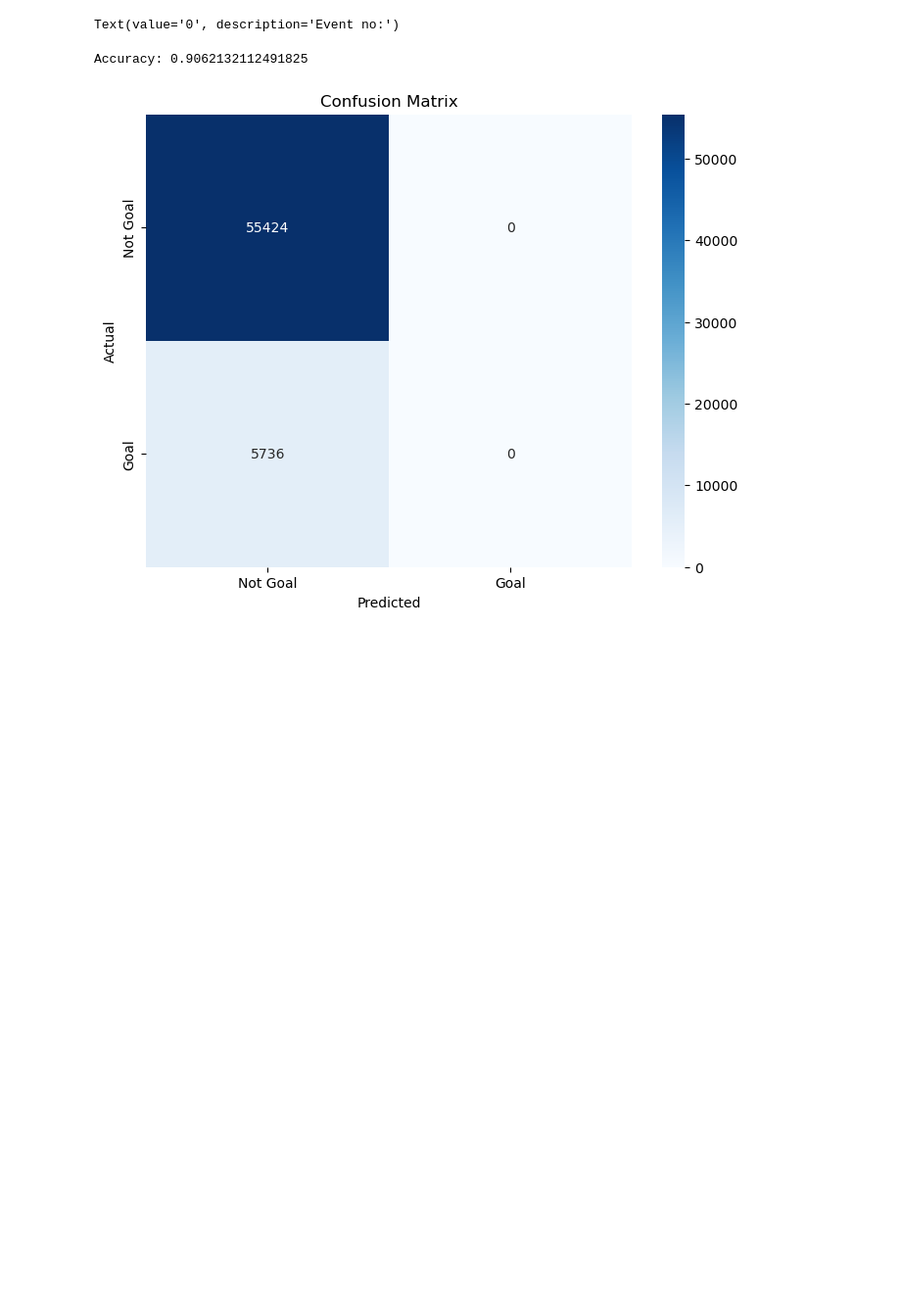
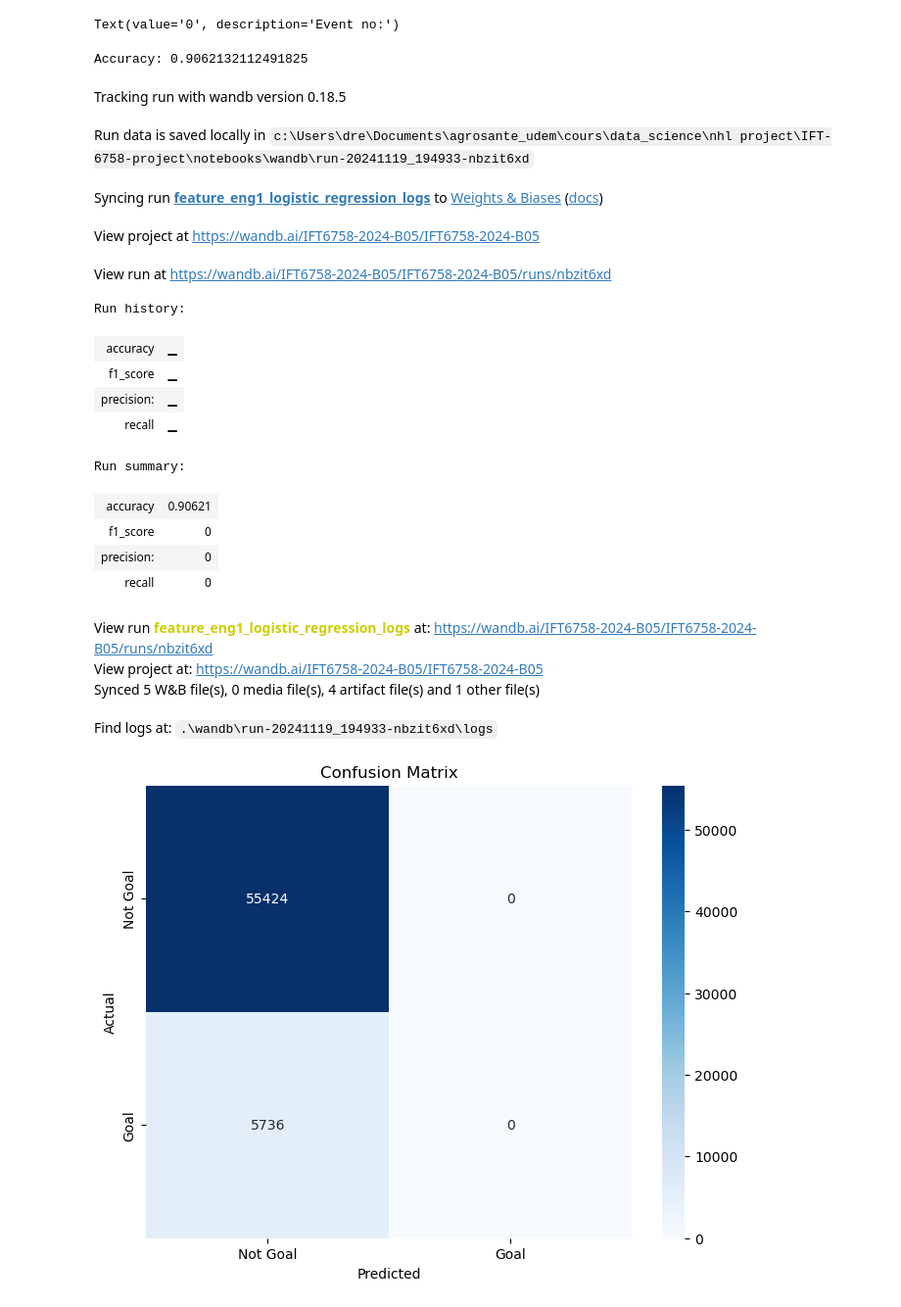
Before and after one commit to WilliamChidiac/NHL-goal-prediction, a Jupyter notebook: notebooks/feature_eng_1_models.ipynb, the cells around one changed output. Shown at 98% size. Drawn from its saved outputs; the diff is of its cells as text; code cells hidden in the pictures; blank space fills up the shorter version.

```diff
--- a/notebooks/feature_eng_1_models.ipynb
+++ b/notebooks/feature_eng_1_models.ipynb
@@ -83,23 +77,3 @@ def plot_confusion_matrix(y_true, y_pred):
-# %%
-# Log the confusion matrix
-if LOG:
-    with wandb.init(name="feature_eng1_logistic_regression_logs", project="IFT6758-2024-B05", job_type="model-evaluation"):
-
-
-        wandb.log({"confusion_matrix": wandb.plot.confusion_matrix(probs=None,
-                                                                y_true=y_val.flatten().tolist(),
-                                                                preds=y_pred.flatten().tolist(),
-                                                                class_names=["Not Goal", "Goal"])})
-
-        # Log the model parameters
-        wandb.config.update({
-            "model_type": "LogisticRegression",
-            "test_size": 0.2,
-            "random_state": 42
-        })
-
-        # Log the accuracy
-        wandb.log({"accuracy": accuracy})
 # %%
 debugging_tool.display_game_id("2019020873")
 # %% [output]
@@ -218,14 +86,56 @@ def produce_figures(y_pred_proba, y_pred_discrete, y_true):
+# %%
+def log_model_wandb(y_true, y_pred, model_path, features):
+    with wandb.init(name="feature_eng1_logistic_regression_logs", project="IFT6758-2024-B05", job_type="model-evaluation") as run:
+
+        run.log({"confusion_matrix": wandb.plot.confusion_matrix(probs=None,
+                                                                y_true=y_true.flatten().tolist(),
+                                                                preds=y_pred.flatten().tolist(),
+                                                                class_names=["Not Goal", "Goal"])})
+
+
+        run.config.update({
+            "model_type": "LogisticRegression",
+            "test_size": 0.2,
+            "random_state": 42,
+            "features": features
+        })
+        run.log({"accuracy": accuracy_score(y_true, y_pred)})
+        run.log({"precision:": precision_score(y_true, y_pred)})
+        run.log({"recall": recall_score(y_true, y_pred)})
+        run.log({"f1_score": f1_score(y_true, y_pred)})
+
+        run.log_model(model_path, name=model_path.split("/")[-1].split(".")[0])
 # %%
 # Define features and target variable
 X = df['distance_from_net'].to_numpy().reshape(-1, 1)
 y = df['is_goal'].to_numpy().reshape(-1, 1)
 
 # Split the data into training and testing sets
 X_train, X_val, y_train, y_val = train_test_split(X, y, test_size=0.2, random_state=42)
 
-y_pred_distance_discrete, y_pred_distance_proba = train_logistic_regression_model(X_train, y_train, X_val, y_val)
+y_pred_distance_discrete, y_pred_distance_proba, model_distance_path = train_evaluate_logistic_regression_model(X_train, y_train, X_val, y_val, "logistic_regression_distance")
+log_model_wandb(y_val, y_pred_distance_discrete, model_distance_path, ['distance'])
 # %% [output]
 Accuracy: 0.9062132112491825
+Tracking run with wandb version 0.18.5
+Run data is saved locally in c:\Users\dre\Documents\agrosante_udem\cours\data_science\nhl project\IFT-6758-project\notebooks\wandb\run-20241119_194933-nbzit6xd
+Syncing run feature_eng1_logistic_regression_logs to Weights & Biases (docs)
+View project at https://wandb.ai/IFT6758-2024-B05/IFT6758-2024-B05
+View run at https://wandb.ai/IFT6758-2024-B05/IFT6758-2024-B05/runs/nbzit6xd
+Run history:
+| accuracy | ▁ |
+| f1_score | ▁ |
+| precision: | ▁ |
+| recall | ▁ |
+Run summary:
+| accuracy | 0.90621 |
+| f1_score | 0 |
+| precision: | 0 |
+| recall | 0 |
+View run feature_eng1_logistic_regression_logs at: https://wandb.ai/IFT6758-2024-B05/IFT6758-2024-B05/runs/nbzit6xd
+View project at: https://wandb.ai/IFT6758-2024-B05/IFT6758-2024-B05
+Synced 5 W&B file(s), 0 media file(s), 4 artifact file(s) and 1 other file(s)
+Find logs at: .\wandb\run-20241119_194933-nbzit6xd\logs
 # %%
 produce_figures(y_pred_distance_proba, y_pred_distance_discrete, y_val)
 # %% [output]
```
Also changed, not shown: parts of 14 cells of this notebook, 1 other file.
